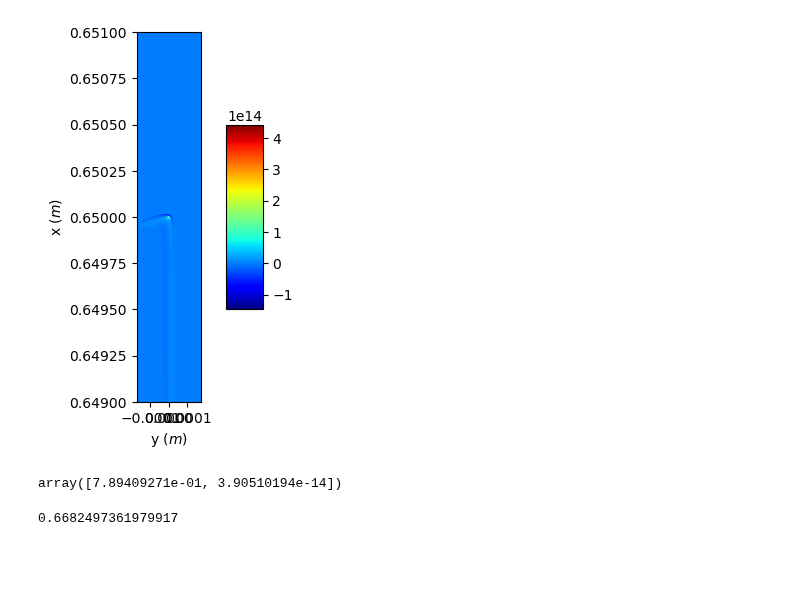
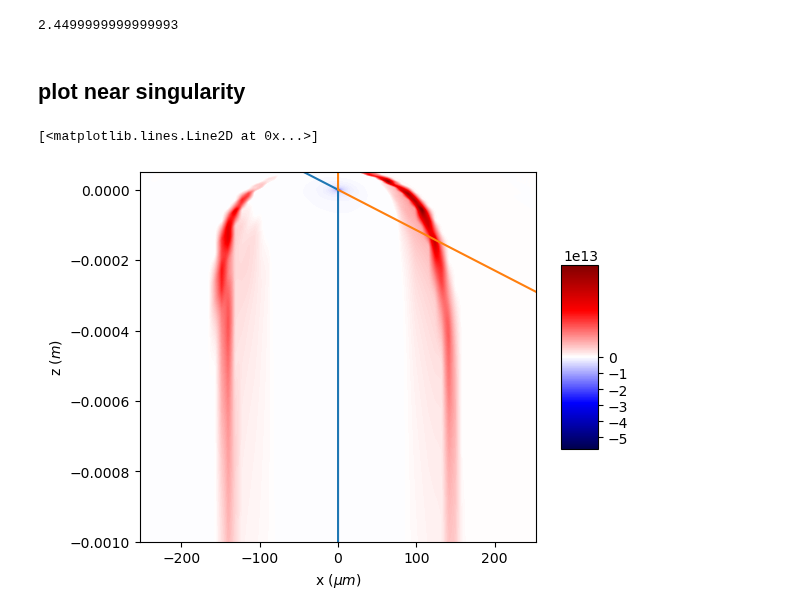
Before and after one commit to slaclab/pyDFCSR, a Jupyter notebook: pyDFCSR_2D/test_localization.ipynb, the cells around one changed output. Cells and saved outputs as stored; diff of their text form; code cells hidden in the pictures; blank space fills up the shorter version.

Commit message:
test localization

```diff
--- a/pyDFCSR_2D/test_localization.ipynb
+++ b/pyDFCSR_2D/test_localization.ipynb
@@ -6,5 +22,5 @@ DtestCSR = CSR2D(input_file= 'input/dipole_config.yaml')
 # %%
 DtestCSR.CSR_params.compute_CSR = 0
 # %%
-DtestCSR.run(stop_time  = 0.6)
+DtestCSR.run(stop_time  = 2.5)
 # %% [output]
@@ -42,23 +44,31 @@ CSR_integrand_z, CSR_integrand_x = DtestCSR.get_CSR_integrand(s = 0.65, t = 0.65
-# %%
-def plot_2D_contour(x, y, z):
-    fig = plt.figure()
-    ax = fig.add_subplot(1, 1, 1)
-    surf = ax.imshow(z, extent=(min(x), max(x), min(y), max(y)), origin='lower',  cmap='jet')
-    fig.colorbar(surf, shrink=0.5, aspect=5)
-
-    #fig.colorbar(surf, shrink=0.5, aspect=5)
-    plt.xlabel('y ($ m$)')
-    plt.ylabel('x ($ m$)')
-    plt.show()
-# %%
-plot_2D_contour(x = xp, y = sp, z = CSR_integrand_z.T)
-# %% [output]
-[figure, removed]
-# %%
-DtestCSR.beam.slope
-# %% [output]
-array([7.89409271e-01, 3.90510194e-14])
-# %%
-np.arctan(DtestCSR.beam.slope[0])
-# %% [output]
-0.6682497361979917
+# %%
+t = DtestCSR.beam.position
+print(t)
+s  = t -0*DtestCSR.beam.sigma_z
+x = (s-t)*DtestCSR.beam.slope[0]
+# %% [output]
+2.4499999999999993
+# %% [markdown]
+## plot near singularity
+# %%
+sp = np.linspace(s- 0.001, s + 0.00005, 1000)
+sigx = DtestCSR.beam.sigma_x
+xL = x -3*sigx
+xR = x + 3*sigx
+xp = np.linspace(xL, xR, 1000)
+[xp_mesh, sp_mesh] = np.meshgrid(xp, sp, indexing='ij')
+
+xp1, xp2 = DtestCSR.get_localization(x = x, s = s, t = t, sp = sp)
+
+sp1 = sp[(xp1<=xR)&(xL<=xp1)]
+xp1 = xp1[(xp1<=xR)&(xL<=xp1)]
+
+sp2 = sp[(xp2<=xR)&(xL<=xp2)]
+xp2 = xp2[(xp2<=xR)&(xL<=xp2)]
+CSR_integrand_z, CSR_integrand_x = DtestCSR.get_CSR_integrand(s = s, t = t, x = x, xp = xp_mesh, sp = sp_mesh)
+ax = plot_2D_contour(x = xp*1e6, y = (sp-t), z = CSR_integrand_z.T)
+ax.plot(xp1*1e6, (sp1 - t))
+ax.plot(xp2*1e6, (sp2 - t))
+# %% [output]
+[<matplotlib.lines.Line2D at 0x...>]
+[figure, added]
```
Also changed, not shown: parts of 15 cells of this notebook, 6 other files.
